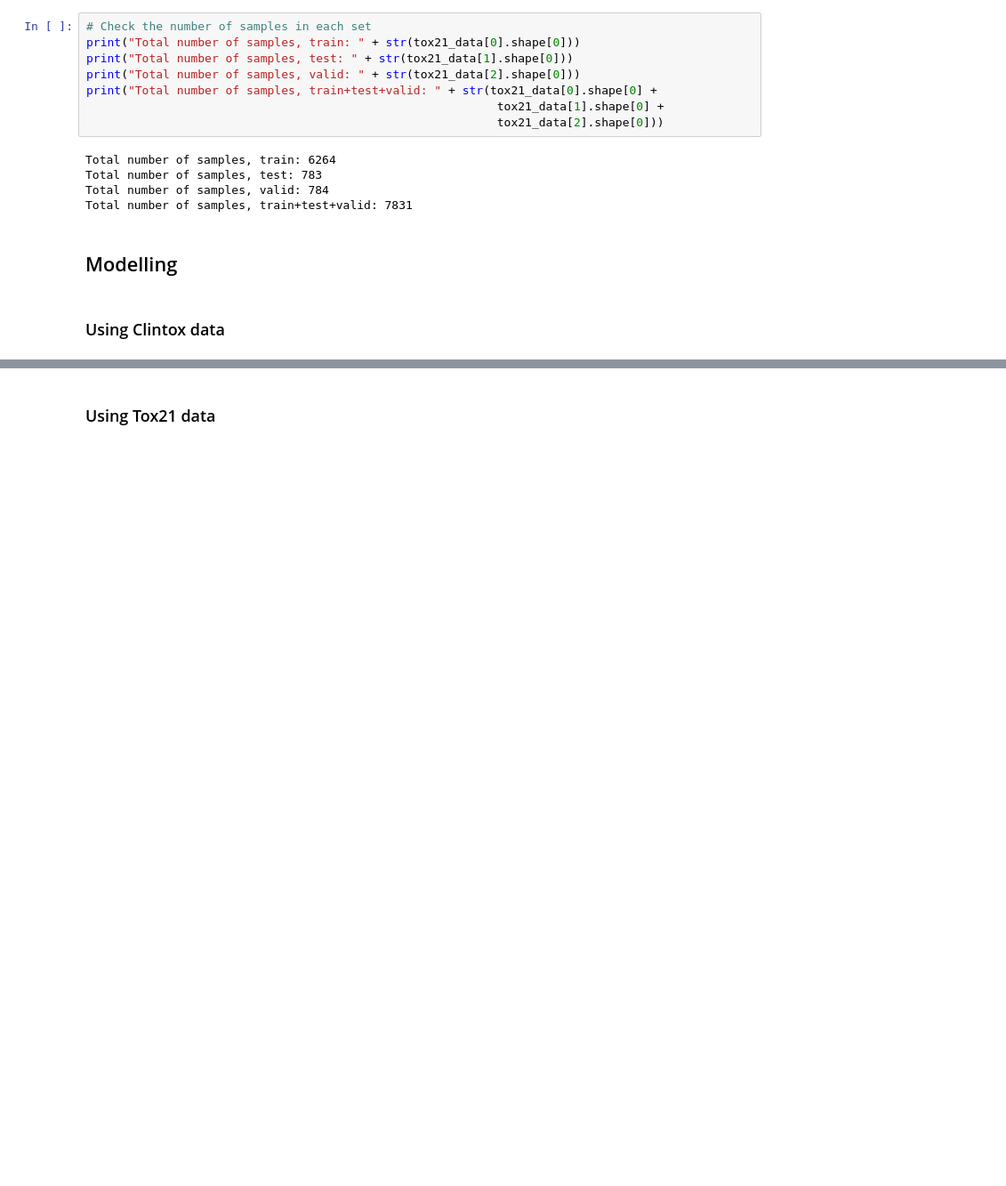
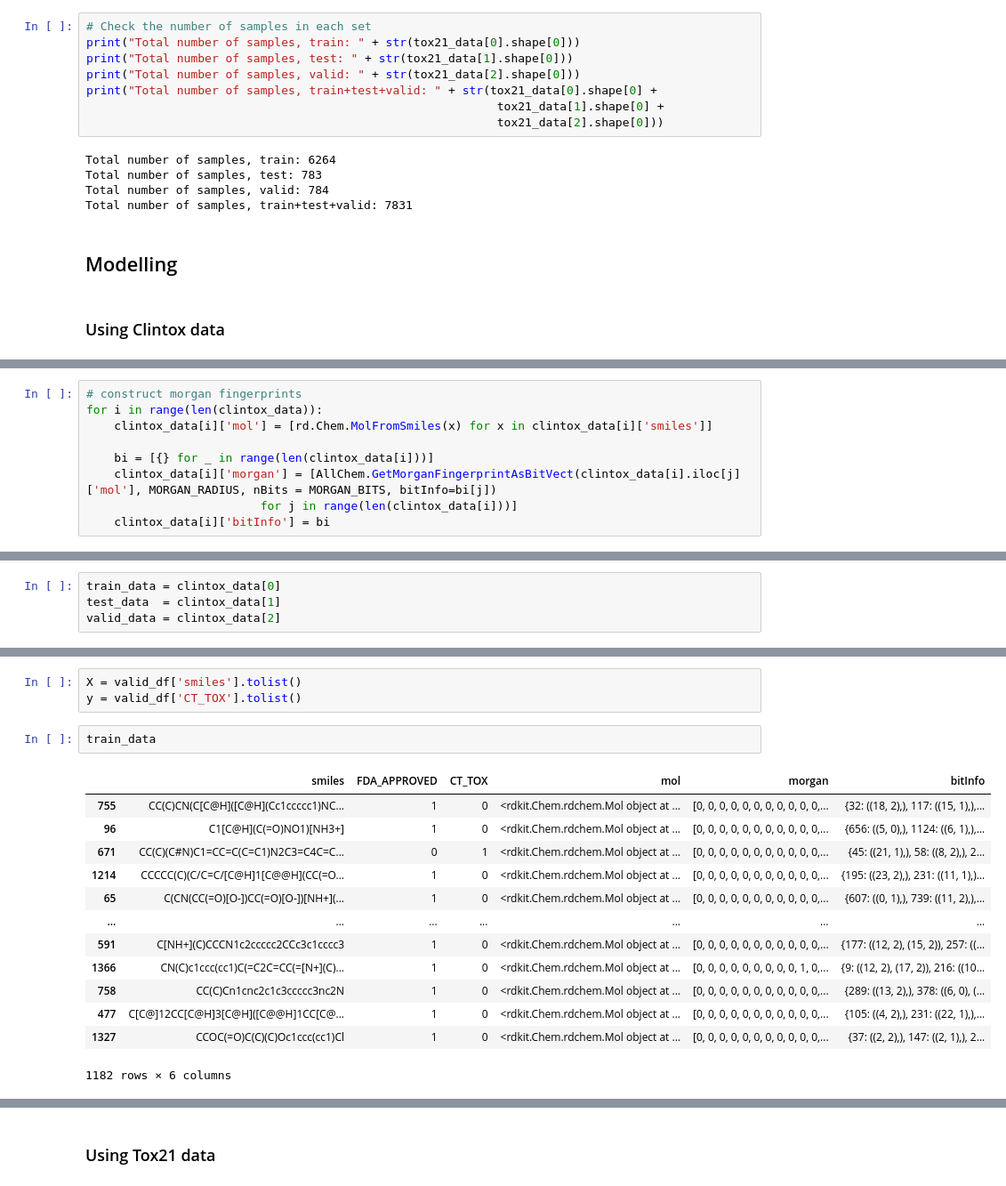
Before and after one commit to FabioLddo/toxicity_prediction, a Jupyter notebook: toxicity_prediction_project-Bulloni_Ippolito_Loddo-D3A.ipynb, the cells around one changed output, grey strips where cells are left out. Shown at 89% size. Drawn from its saved outputs; the diff is of its cells as text; blank space fills up the shorter version.

```diff
--- a/toxicity_prediction_project-Bulloni_Ippolito_Loddo-D3A.ipynb
+++ b/toxicity_prediction_project-Bulloni_Ippolito_Loddo-D3A.ipynb
@@ -346,0 +396,9 @@ Total number of samples, train+test+valid: 7831
+# %%
+# construct morgan fingerprints
+for i in range(len(clintox_data)):
+    clintox_data[i]['mol'] = [rd.Chem.MolFromSmiles(x) for x in clintox_data[i]['smiles']]
+
+    bi = [{} for _ in range(len(clintox_data[i]))]
+    clintox_data[i]['morgan'] = [AllChem.GetMorganFingerprintAsBitVect(clintox_data[i].iloc[j]['mol'], MORGAN_RADIUS, nBits = MORGAN_BITS, bitInfo=bi[j])
+                         for j in range(len(clintox_data[i]))]
+    clintox_data[i]['bitInfo'] = bi
@@ -346,0 +412,4 @@ Total number of samples, train+test+valid: 7831
+# %%
+train_data = clintox_data[0]
+test_data  = clintox_data[1]
+valid_data = clintox_data[2]
@@ -346,0 +723,19 @@ Total number of samples, train+test+valid: 7831
+# %%
+X = valid_df['smiles'].tolist()
+y = valid_df['CT_TOX'].tolist()
+# %%
+train_data
+# %% [output]
+|  | smiles | FDA_APPROVED | CT_TOX | mol | morgan | bitInfo |
+| 755 | CC(C)CN(C[C@H]([C@H](Cc1ccccc1)NC... | 1 | 0 | <rdkit.Chem.rdchem.Mol object at ... | [0, 0, 0, 0, 0, 0, 0, 0, 0, 0, 0,... | {32: ((18, 2),), 117: ((15, 1),),... |
+| 96 | C1[C@H](C(=O)NO1)[NH3+] | 1 | 0 | <rdkit.Chem.rdchem.Mol object at ... | [0, 0, 0, 0, 0, 0, 0, 0, 0, 0, 0,... | {656: ((5, 0),), 1124: ((6, 1),),... |
+| 671 | CC(C)(C#N)C1=CC=C(C=C1)N2C3=C4C=C... | 0 | 1 | <rdkit.Chem.rdchem.Mol object at ... | [0, 0, 0, 0, 0, 0, 0, 0, 0, 0, 0,... | {45: ((21, 1),), 58: ((8, 2),), 2... |
+| 1214 | CCCCC(C)(C/C=C/[C@H]1[C@@H](CC(=O... | 1 | 0 | <rdkit.Chem.rdchem.Mol object at ... | [0, 0, 0, 0, 0, 0, 0, 0, 0, 0, 0,... | {195: ((23, 2),), 231: ((11, 1),)... |
+| 65 | C(CN(CC(=O)[O-])CC(=O)[O-])[NH+](... | 1 | 0 | <rdkit.Chem.rdchem.Mol object at ... | [0, 0, 0, 0, 0, 0, 0, 0, 0, 0, 0,... | {607: ((0, 1),), 739: ((11, 2),),... |
+| ... | ... | ... | ... | ... | ... | ... |
+| 591 | C[NH+](C)CCCN1c2ccccc2CCc3c1cccc3 | 1 | 0 | <rdkit.Chem.rdchem.Mol object at ... | [0, 0, 0, 0, 0, 0, 0, 0, 0, 0, 0,... | {177: ((12, 2), (15, 2)), 257: ((... |
+| 1366 | CN(C)c1ccc(cc1)C(=C2C=CC(=[N+](C)... | 1 | 0 | <rdkit.Chem.rdchem.Mol object at ... | [0, 0, 0, 0, 0, 0, 0, 0, 0, 1, 0,... | {9: ((12, 2), (17, 2)), 216: ((10... |
+| 758 | CC(C)Cn1cnc2c1c3ccccc3nc2N | 1 | 0 | <rdkit.Chem.rdchem.Mol object at ... | [0, 0, 0, 0, 0, 0, 0, 0, 0, 0, 0,... | {289: ((13, 2),), 378: ((6, 0), (... |
+| 477 | C[C@]12CC[C@H]3[C@H]([C@@H]1CC[C@... | 1 | 0 | <rdkit.Chem.rdchem.Mol object at ... | [0, 0, 0, 0, 0, 0, 0, 0, 0, 0, 0,... | {105: ((4, 2),), 231: ((22, 1),),... |
+| 1327 | CCOC(=O)C(C)(C)Oc1ccc(cc1)Cl | 1 | 0 | <rdkit.Chem.rdchem.Mol object at ... | [0, 0, 0, 0, 0, 0, 0, 0, 0, 0, 0,... | {37: ((2, 2),), 147: ((2, 1),), 2... |
+1182 rows × 6 columns
```
Also changed, not shown: parts of 28 cells of this notebook.
